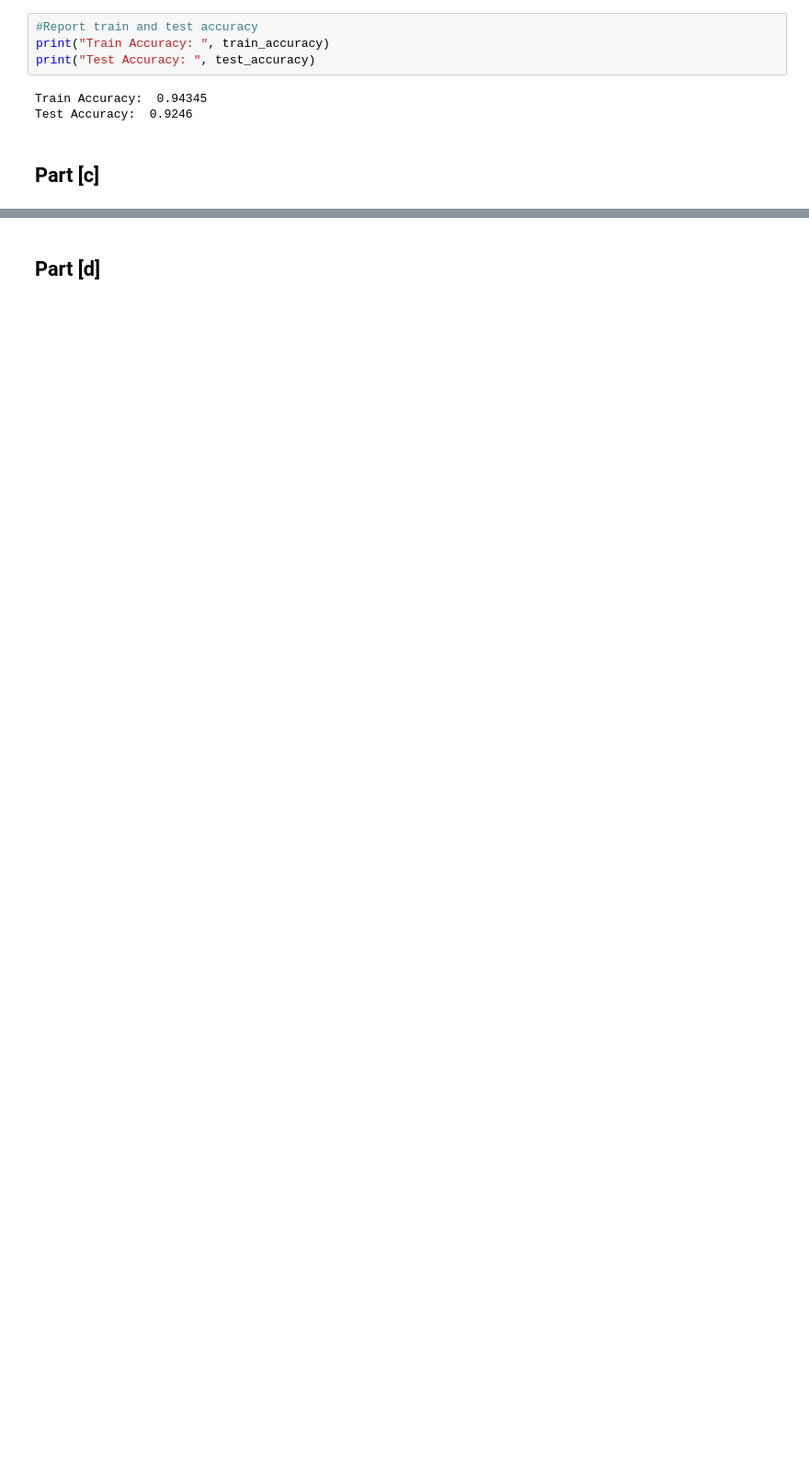
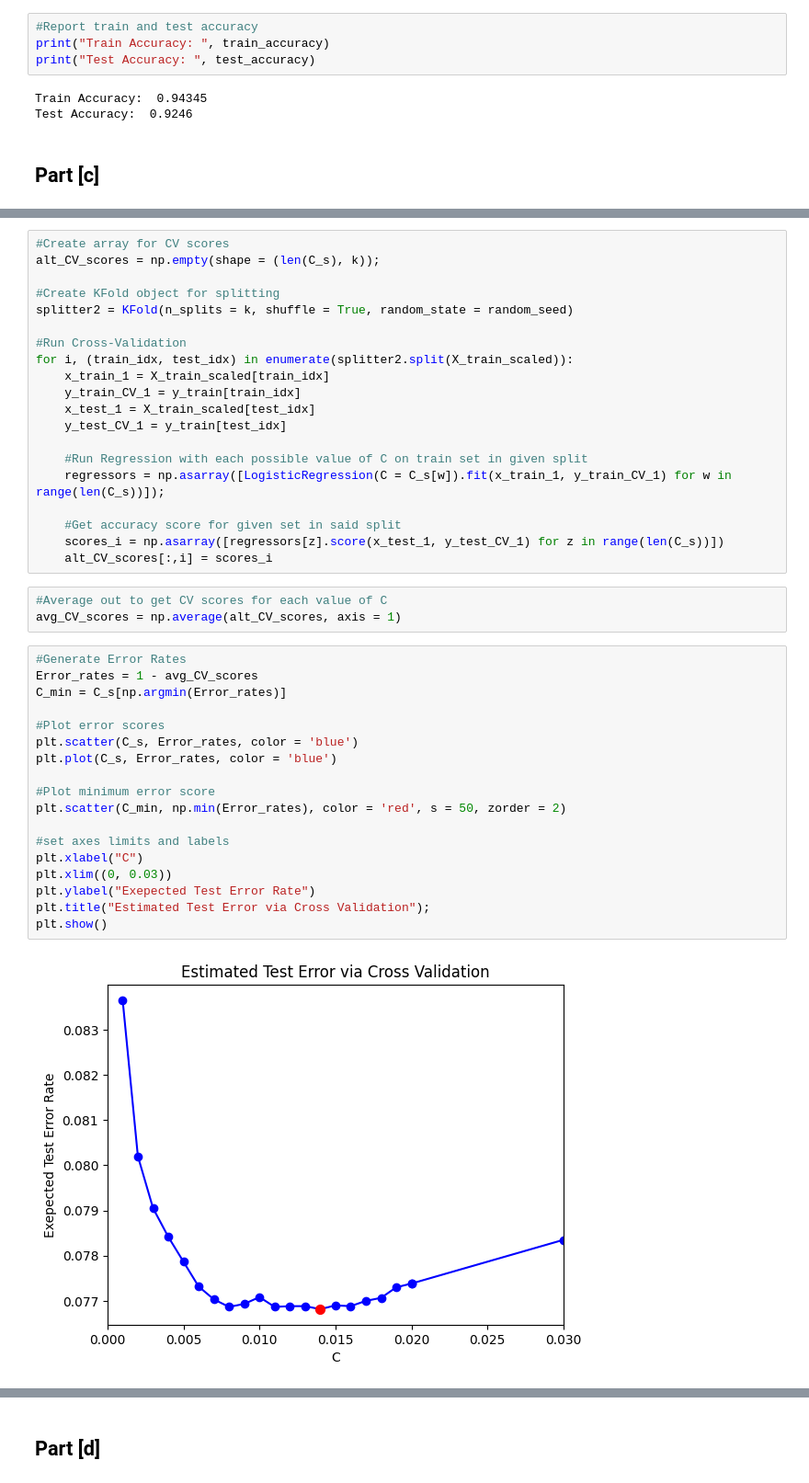
Before and after one commit to dg3358/Columbia-ACTU-5841, a Jupyter notebook: Assignment 8/Assignment-8.ipynb, the cells around one changed output, grey strips where cells are left out. Shown at 92% size. Drawn from its saved outputs; the diff is of its cells as text; blank space fills up the shorter version.

```diff
--- a/Assignment 8/Assignment-8.ipynb
+++ b/Assignment 8/Assignment-8.ipynb
@@ -51,0 +50,43 @@ Test Accuracy:  0.9246
+# %%
+#Create array for CV scores
+alt_CV_scores = np.empty(shape = (len(C_s), k));
+
+#Create KFold object for splitting
+splitter2 = KFold(n_splits = k, shuffle = True, random_state = random_seed)
+
+#Run Cross-Validation
+for i, (train_idx, test_idx) in enumerate(splitter2.split(X_train_scaled)):
+    x_train_1 = X_train_scaled[train_idx]
+    y_train_CV_1 = y_train[train_idx]
+    x_test_1 = X_train_scaled[test_idx]
+    y_test_CV_1 = y_train[test_idx]
+
+    #Run Regression with each possible value of C on train set in given split
+    regressors = np.asarray([LogisticRegression(C = C_s[w]).fit(x_train_1, y_train_CV_1) for w in range(len(C_s))]);
+
+    #Get accuracy score for given set in said split
+    scores_i = np.asarray([regressors[z].score(x_test_1, y_test_CV_1) for z in range(len(C_s))])
+    alt_CV_scores[:,i] = scores_i
+# %%
+#Average out to get CV scores for each value of C
+avg_CV_scores = np.average(alt_CV_scores, axis = 1)
+# %%
+#Generate Error Rates
+Error_rates = 1 - avg_CV_scores
+C_min = C_s[np.argmin(Error_rates)]
+
+#Plot error scores
+plt.scatter(C_s, Error_rates, color = 'blue')
+plt.plot(C_s, Error_rates, color = 'blue')
+
+#Plot minimum error score
+plt.scatter(C_min, np.min(Error_rates), color = 'red', s = 50, zorder = 2)
+
+#set axes limits and labels
+plt.xlabel("C")
+plt.xlim((0, 0.03))
+plt.ylabel("Exepected Test Error Rate")
+plt.title("Estimated Test Error via Cross Validation");
+plt.show()
+# %% [output]
+[figure, added]
```
Also changed, not shown: parts of 6 cells of this notebook.
